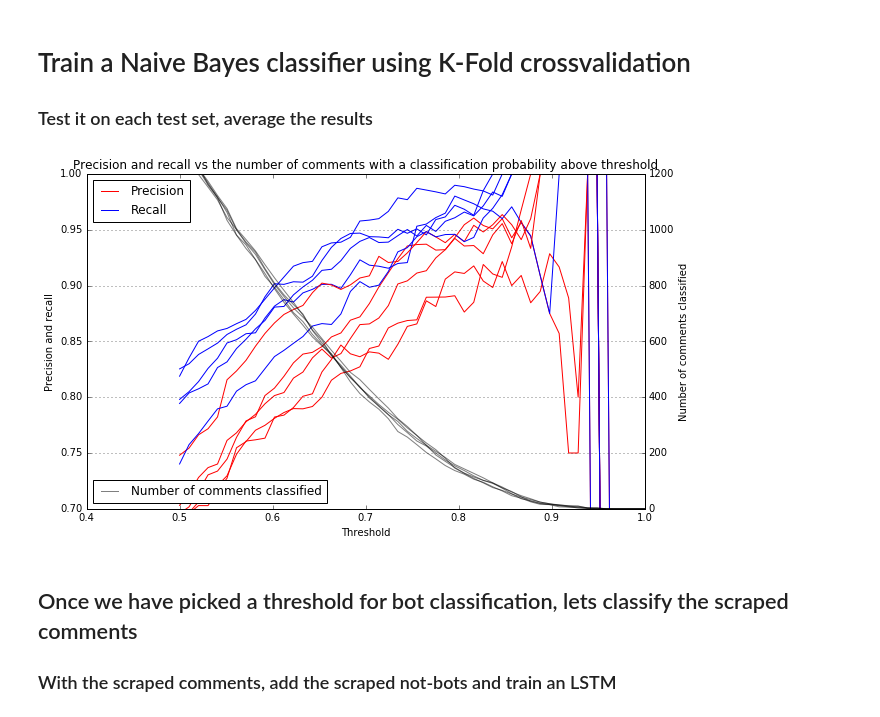
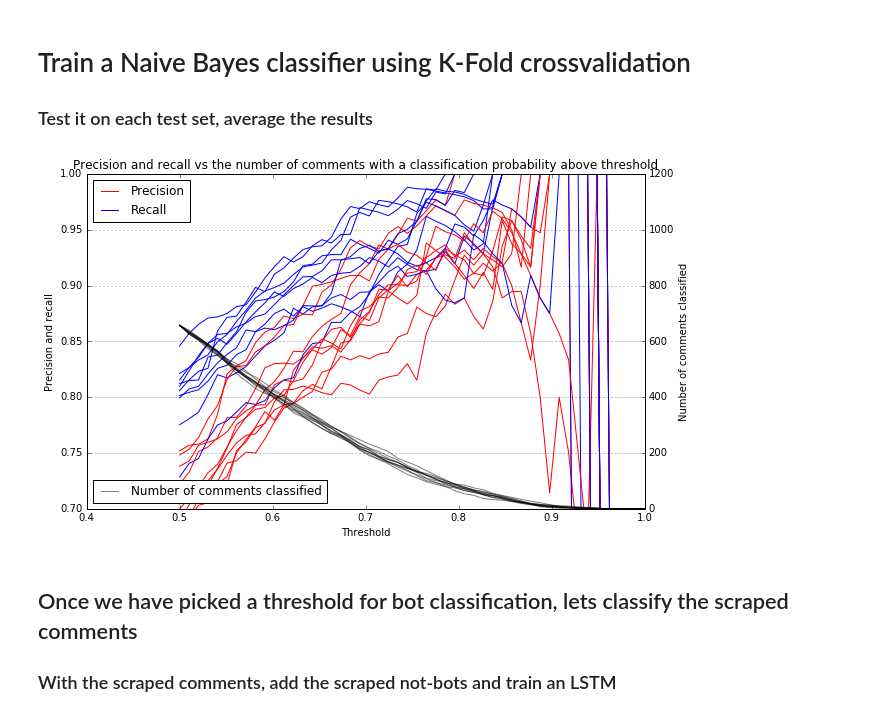
Before and after one commit to MihailoIsakov/shoot-from-the-hip, a Jupyter notebook: Bot Classification.ipynb, the cells around one changed output. Cells and saved outputs as stored; diff of their text form; code cells hidden in the pictures.

```diff
--- a/Bot Classification.ipynb
+++ b/Bot Classification.ipynb
@@ -93,57 +105,60 @@ def test_prediction_above(y_true, y_pred, threshold):
 # Train a Naive Bayes classifier using K-Fold crossvalidation
 ### Test it on each test set, average the results
 # %%
-n_folds = 5
-num_classified = []
+def test_NB_classifier(text, labels, n_folds=5):
+    num_classified = []
 
-# Split the dataset into k folds, each fold is a test set for one iteration
-k_fold = KFold(len(lns_stemmed), n_folds=n_folds, shuffle=False)
-for fold_count, (train, test) in enumerate(k_fold):
-    text_train = [lns_stemmed[x] for x in train]
-    text_test  = [lns_stemmed[x] for x in test]
-    y_train = [lns_labels[x] for x in train]
-    y_test  = [lns_labels[x] for x in test]
+    # Split the dataset into k folds, each fold is a test set for one iteration
+    k_fold = KFold(len(text), n_folds=n_folds, shuffle=False)
+    for fold_count, (train, test) in enumerate(k_fold):
+        text_train = [text[x] for x in train]
+        text_test  = [text[x] for x in test]
+        y_train = [labels[x] for x in train]
+        y_test  = [labels[x] for x in test]
 
-    # build the dataset, vectorize it using TF-IDF
-    X_train = vectorizer.fit_transform(text_train)
-    X_test  = vectorizer.transform(text_test)
+        # build the dataset, vectorize it using TF-IDF
+        vectorizer = build_vectorizer()
+        X_train = vectorizer.fit_transform(text_train)
+        X_test  = vectorizer.transform(text_test)
 
-    # create and fit the classifier
-    clf = MultinomialNB().fit(X_train, y_train)
+        # create and fit the classifier
+        clf = MultinomialNB().fit(X_train, y_train)
 
-    # predict on the test set
-    y_pred = clf.predict_proba(X_test)[:,1]
+        # predict on the test set
+        y_pred = clf.predict_proba(X_test)[:,1]
 
-    # plot precision/recall for different thresholds
-    thresholds = np.linspace(0.5, 1)
-    prec, rec, nums = [], [], []
-    for threshold in thresholds:
-        a, p, r, c = test_prediction_above(y_test, y_pred, threshold)
-        num = np.sum(np.logical_or(y_pred > threshold, y_pred < 1 - threshold))
-        prec.append(p); rec.append(r); nums.append(num)
+        # plot precision/recall for different thresholds
+        thresholds = np.linspace(0.5, 1)
+        prec, rec, nums = [], [], []
+        for threshold in thresholds:
+            a, p, r, c = test_prediction_above(y_test, y_pred, threshold)
+            num = np.sum(np.logical_or(y_pred > threshold, y_pred < 1 - threshold))
+            prec.append(p); rec.append(r); nums.append(num)
 
-    plt.figure(1, figsize=(10,6))
-    plt.ylim(0.7, 1)
-    plt.plot(thresholds, prec, label='Precision' if not fold_count else None, color='r')
-    plt.plot(thresholds, rec,  label='Recall'    if not fold_count else None, color='b')
-    plt.ylabel("Precision and recall")
-    plt.legend(loc='upper left')
+        plt.figure(1, figsize=(10,6))
+        plt.ylim(0.7, 1)
+        plt.plot(thresholds, prec, label='Precision' if not fold_count else None, color='r')
+        plt.plot(thresholds, rec,  label='Recall'    if not fold_count else None, color='b')
+        plt.ylabel("Precision and recall")
+        plt.legend(loc='upper left')
 
-    num_classified.append(nums)
+        num_classified.append(nums)
 
-plt.xlabel("Threshold")
-plt.twinx()
-plt.ylim(0, 1200)
-for i, num in enumerate(num_classified):
-    plt.plot(thresholds, num, label="Number of comments classified" if not i else None, color='k', alpha=0.5)
+    plt.xlabel("Threshold")
+    plt.twinx()
+    plt.ylim(0, 1200)
+    for i, num in enumerate(num_classified):
+        plt.plot(thresholds, num, label="Number of comments classified" if not i else None, color='k', alpha=0.5)
 
-plt.title("Precision and recall vs the number of comments with a classification probability above threshold")
-plt.ylabel("Number of comments classified")
-plt.grid()
-plt.legend(loc='lower left')
-plt.show()
+    plt.title("Precision and recall vs the number of comments with a classification probability above threshold")
+    plt.ylabel("Number of comments classified")
+    plt.grid()
+    plt.legend(loc='lower left')
+    plt.show()
+
+test_NB_classifier(lns_stemmed, lns_labels, n_folds=10)
 # %% [output]
-[figure, old version]
+[figure, new version]
 # %% [markdown]
 ## Once we have picked a threshold for bot classification, lets classify the scraped comments
 ### With the scraped comments, add the scraped not-bots and train an LSTM
```
Also changed, not shown: parts of 3 cells of this notebook.
